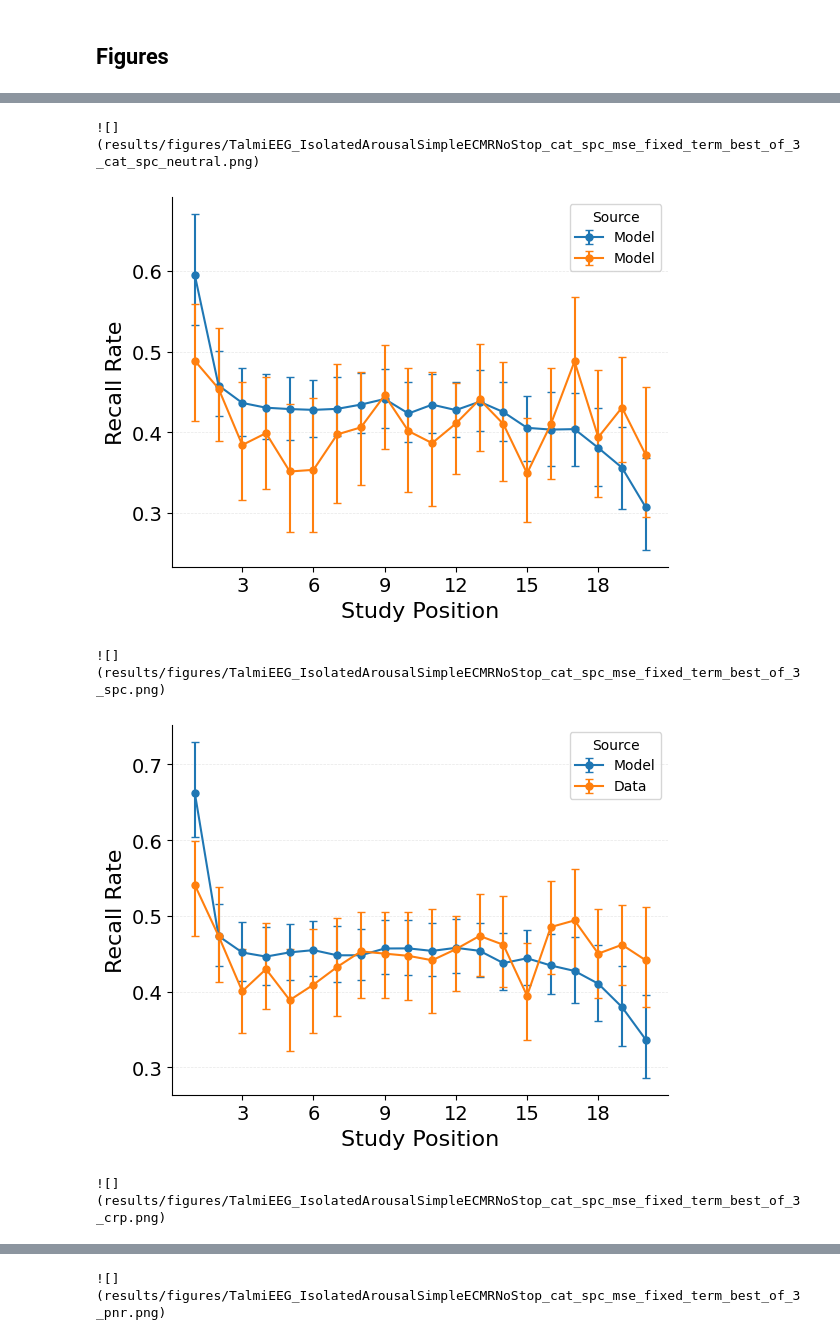
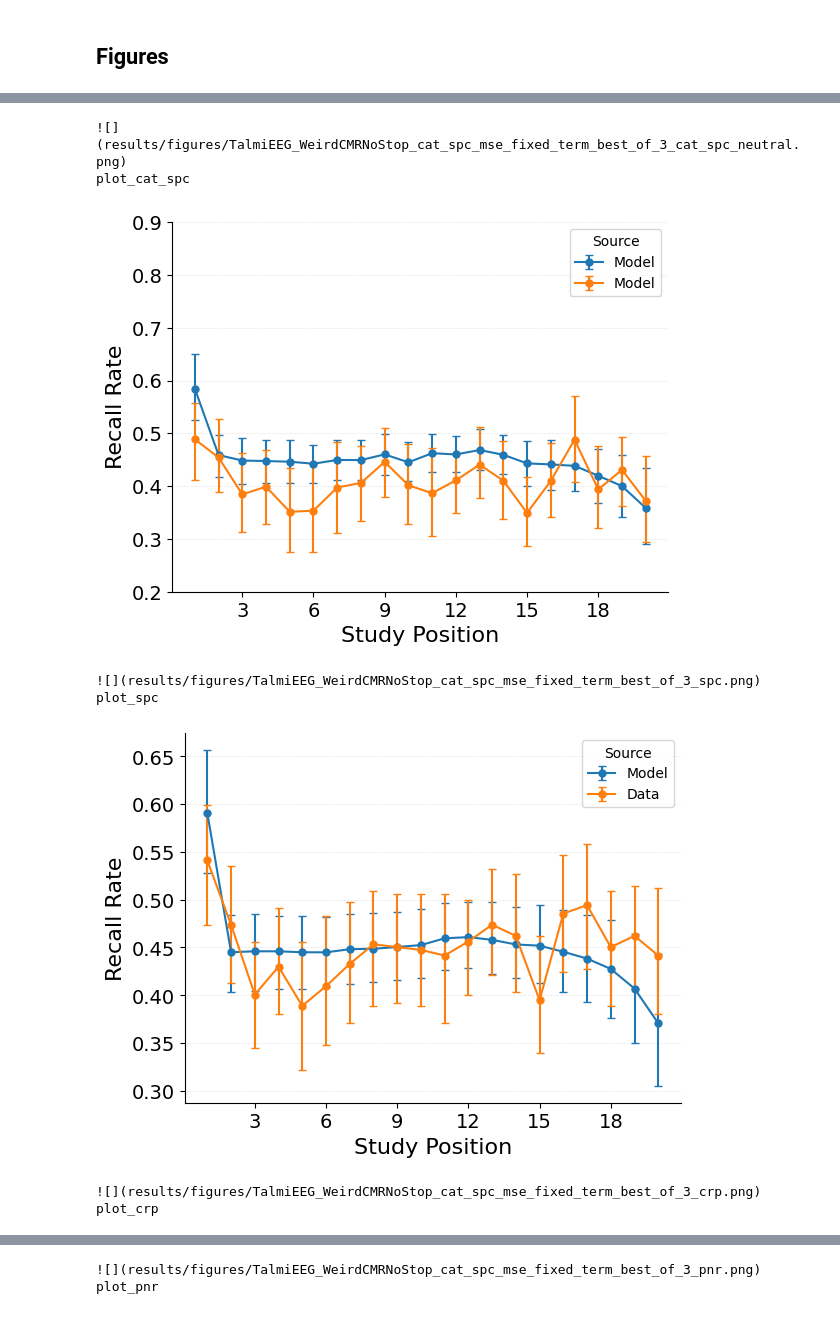
Before and after one commit to githubpsyche/jaxcmr, a Jupyter notebook: templates/fitting.ipynb, the cells around one changed output, grey strips where cells are left out. Drawn from its saved outputs; the diff is of its cells as text; code cells hidden in the pictures.

```diff
--- a/templates/fitting.ipynb
+++ b/templates/fitting.ipynb
@@ -50,10 +50,12 @@ trial_query = "data['subject'] > 0"
 target_directory = "results/"
 
 # algorithm selection
-model_name = "IsolatedArousalSimpleECMRNoStop"
-make_factory_path = "jaxcmr.models.simple_ecmr.make_factory"
-# model_name = "WeirdCMRNoStop"
-# make_factory_path = "jaxcmr.models.cmr.make_factory"
+# model_name = "AdditiveIsolatedArousalSimpleECMRNoStop"
+# make_factory_path = "jaxcmr.models.simple_ecmr.make_factory"
+# model_name = "IsolatedArousalSimpleECMRNoStop"
+# make_factory_path = "jaxcmr.models.simple_ecmr.make_factory"
+model_name = "WeirdCMRNoStop"
+make_factory_path = "jaxcmr.models.cmr.make_factory"
 component_paths = {
     "mfc_create_fn": "jaxcmr.components.linear_memory.init_mfc",
     "mcf_create_fn": "jaxcmr.components.linear_memory.init_mcf",
@@ -81,7 +83,8 @@ parameters = {
         "primacy_decay": [2.220446049250313e-16, 99.9999999999999998],
         "choice_sensitivity": [2.220446049250313e-16, 99.9999999999999998],
         # "emotion_attention": [2.220446049250313e-16, 9.9999999999999998],
-        "emotion_scale": [2.220446049250313e-16, 9.9999999999999998],
+        # "emotion_scale": [2.220446049250313e-16, 9.9999999999999998],
+        "delay_drift_rate": [2.220446049250313e-16, 0.9999999999999998],
     },
 }
 
@@ -389,8 +374,8 @@ for analysis_cfg in single_analyses:
 
         axis = analysis_fn(**filtered_kwargs)
 
+        plt.ylim(.2, .9)
         plt.savefig(figure_path, bbox_inches="tight", dpi=600)
-        plt.ylim(.2, .8)
         plt.show()
 
     print(f"![]({figure_path})")
@@ -426,6 +411,7 @@ for analysis_cfg in comparison_analyses:
     base_kwargs |= analysis_cfg.kwargs
 
     signature = inspect.signature(analysis_fn)
+    print(analysis_fn.__name__)
     filtered_kwargs = {
         name: value
         for name, value in base_kwargs.items()
@@ -434,6 +420,8 @@ for analysis_cfg in comparison_analyses:
 
     axis = analysis_fn(**filtered_kwargs)
 
+    if "cat_" in analysis_fn.__name__:
+        plt.ylim(.2, .9)
     plt.savefig(figure_path, bbox_inches="tight", dpi=600)
     plt.show()
 # %% [output]
@@ -442,5 +431,8 @@ for analysis_cfg in comparison_analyses:
-![](results/figures/TalmiEEG_IsolatedArousalSimpleECMRNoStop_cat_spc_mse_fixed_term_best_of_3_cat_spc_neutral.png)
+![](results/figures/TalmiEEG_WeirdCMRNoStop_cat_spc_mse_fixed_term_best_of_3_cat_spc_neutral.png)
+plot_cat_spc
-[figure, old version]
+[figure, new version]
-![](results/figures/TalmiEEG_IsolatedArousalSimpleECMRNoStop_cat_spc_mse_fixed_term_best_of_3_spc.png)
+![](results/figures/TalmiEEG_WeirdCMRNoStop_cat_spc_mse_fixed_term_best_of_3_spc.png)
+plot_spc
-[figure, old version]
+[figure, new version]
-![](results/figures/TalmiEEG_IsolatedArousalSimpleECMRNoStop_cat_spc_mse_fixed_term_best_of_3_crp.png)
+![](results/figures/TalmiEEG_WeirdCMRNoStop_cat_spc_mse_fixed_term_best_of_3_crp.png)
+plot_crp
@@ -448 +440,2 @@ for analysis_cfg in comparison_analyses:
-![](results/figures/TalmiEEG_IsolatedArousalSimpleECMRNoStop_cat_spc_mse_fixed_term_best_of_3_pnr.png)
+![](results/figures/TalmiEEG_WeirdCMRNoStop_cat_spc_mse_fixed_term_best_of_3_pnr.png)
+plot_pnr
```
Also changed, not shown: parts of 4 cells of this notebook, 26 other files.
